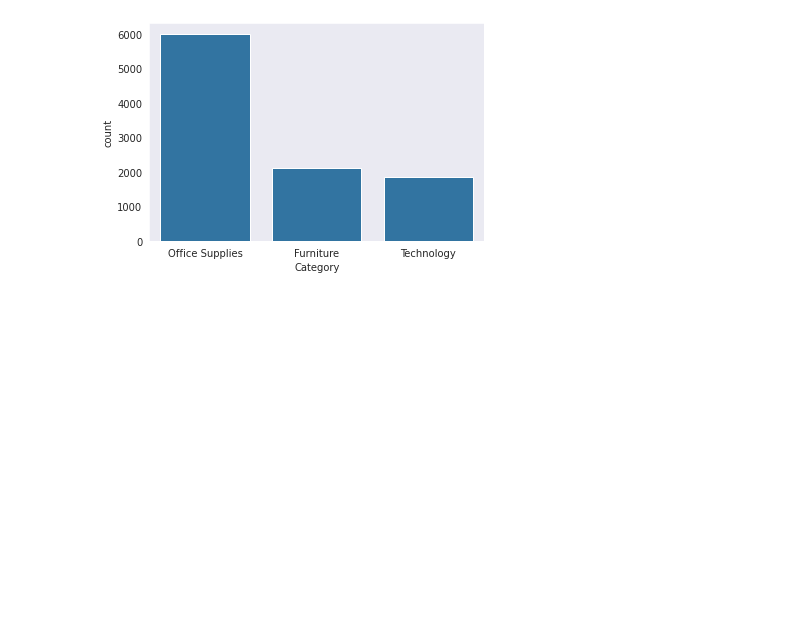
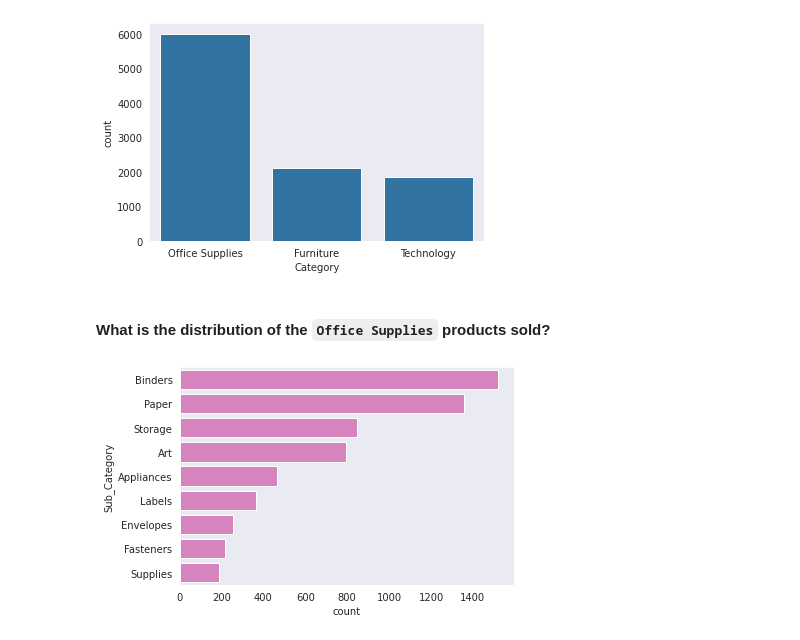
Before and after one commit to Dee-nDee/SuperStore_Data_Analysis, a Jupyter notebook: SuperStore.ipynb, the cells around one changed output. Drawn from its saved outputs; the diff is of its cells as text; code cells hidden in the pictures; blank space fills up the shorter version.

Commit message:
feat: Office Supplies Sub-Categories Exploration

```diff
--- a/SuperStore.ipynb
+++ b/SuperStore.ipynb
@@ -375,3 +375,22 @@ sb.countplot(data = samp_superstore, x = "Category", color = base_color,
 plt.grid(False)
 # %% [output]
 [figure]
+# %% [markdown]
+#### What is the distribution of the `Office Supplies` products sold?
+# %%
+#filter out rows for which the products are in the office supplies category
+office_supplies = samp_superstore[samp_superstore["Category"] == "Office Supplies"]
+
+#set order for office supplies subcategories
+office_sup_order = office_supplies.Sub_Category.value_counts().index
+
+#choose bar color
+color5 = sb.color_palette()[6]
+# %%
+#visualize
+sb.countplot(data = office_supplies, y = "Sub_Category", color = color5,
+             order = office_sup_order);
+
+plt.grid(False)
+# %% [output]
+[figure, added]
```
Also changed, not shown: parts of 2 cells of this notebook.
